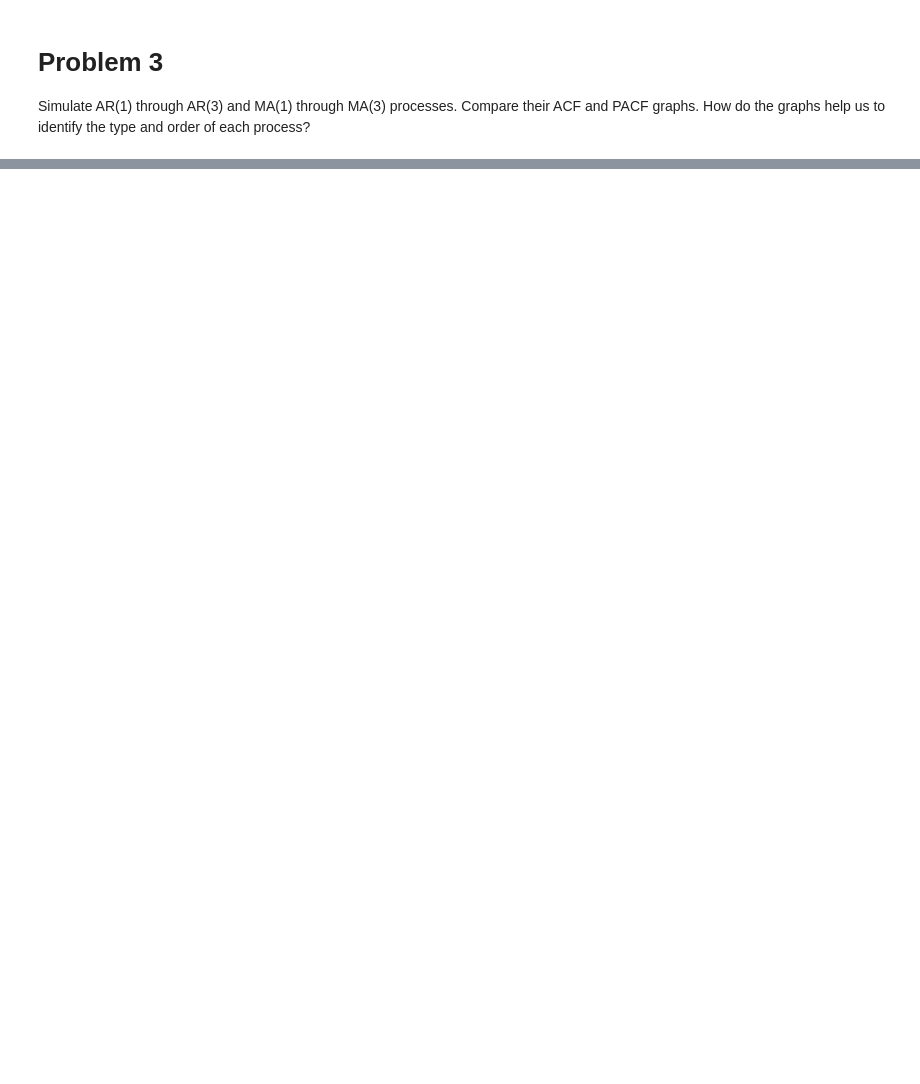
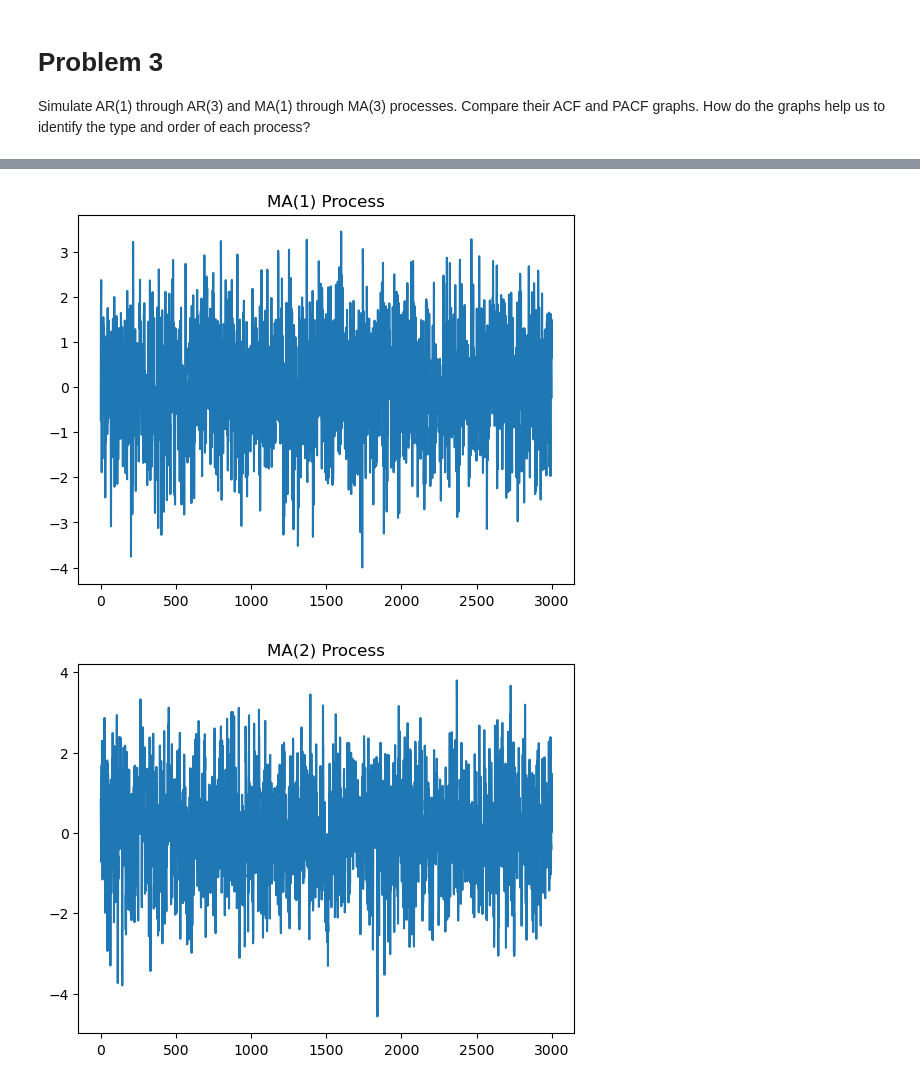
Before and after one commit to NemoDarjeeling/Fintech545, a Jupyter notebook: week2/week2_assignment/week2_code.ipynb, the cells around one changed output, grey strips where cells are left out. Saved outputs shown, nothing was run; the diff lists cells and outputs as text; code cells hidden in the pictures; blank space fills up the shorter version.

```diff
--- a/week2/week2_assignment/week2_code.ipynb
+++ b/week2/week2_assignment/week2_code.ipynb
@@ -292,0 +445,27 @@ Simulate AR(1) through AR(3) and MA(1) through MA(3) processes. Compare their AC
+# %%
+# similarly, setting ar to [1] shuts ar down, thus we have pure MA
+ar_shut = [1]
+
+# MA(1)
+ma_1 = np.array([1, 0.5])
+y_ma1 = sm.tsa.arma_generate_sample(ar = ar_shut, ma = ma_1, nsample=n)
+plt.title('MA(1) Process')
+plt.plot(y_ma1)
+plt.show()
+
+# MA(2)
+ma_2 = np.array([1, 0.5, 0.3])
+y_ma2 = sm.tsa.arma_generate_sample(ar= ar_shut, ma=ma_2, nsample=n)
+plt.title('MA(2) Process')
+plt.plot(y_ma2)
+plt.show()
+
+# MA(3)
+ma_3 = np.array([1, 0.5, 0.3, 0.2])
+y_ma3 = sm.tsa.arma_generate_sample(ar= ar_shut, ma=ma_3, nsample=n)
+plt.title('MA(3) Process')
+plt.plot(y_ma3)
+plt.show()
+# %% [output]
+[figure, added]
+[figure, added]
```
Also changed, not shown: parts of 16 cells of this notebook, 7 other files.
